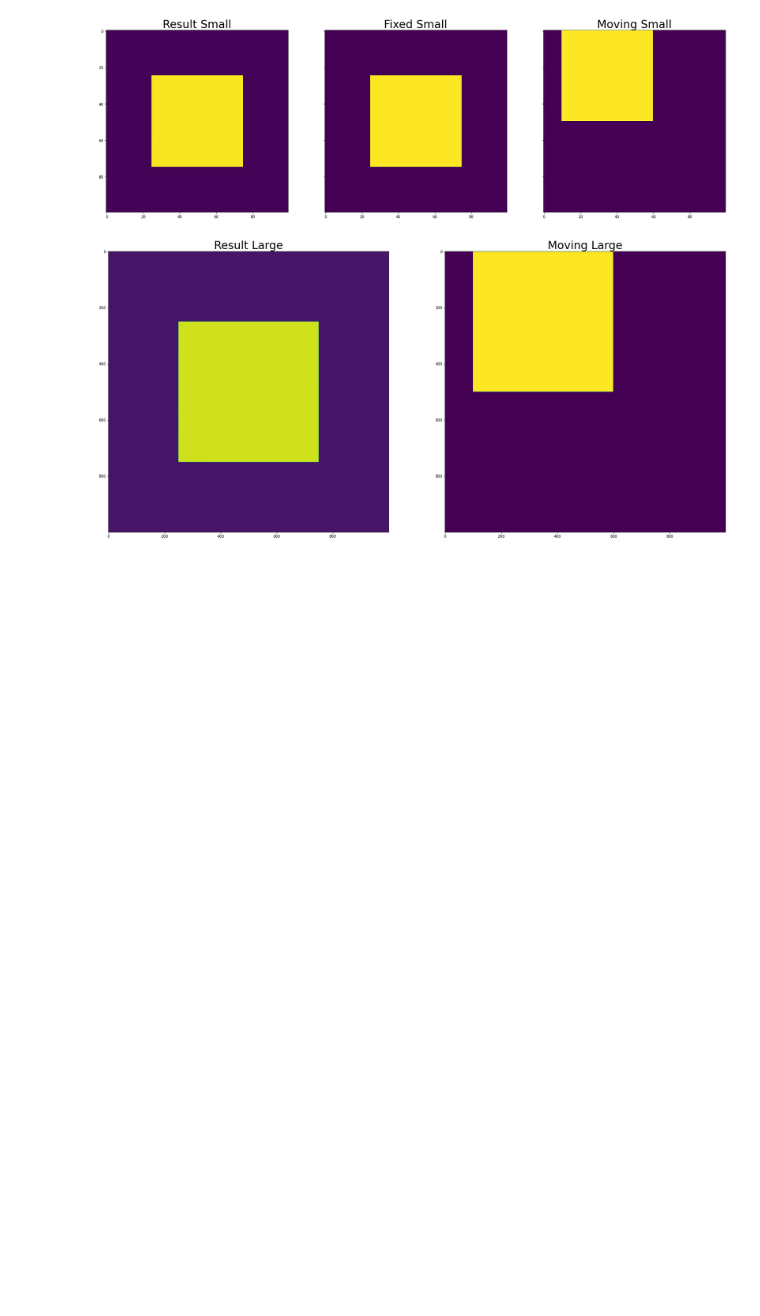
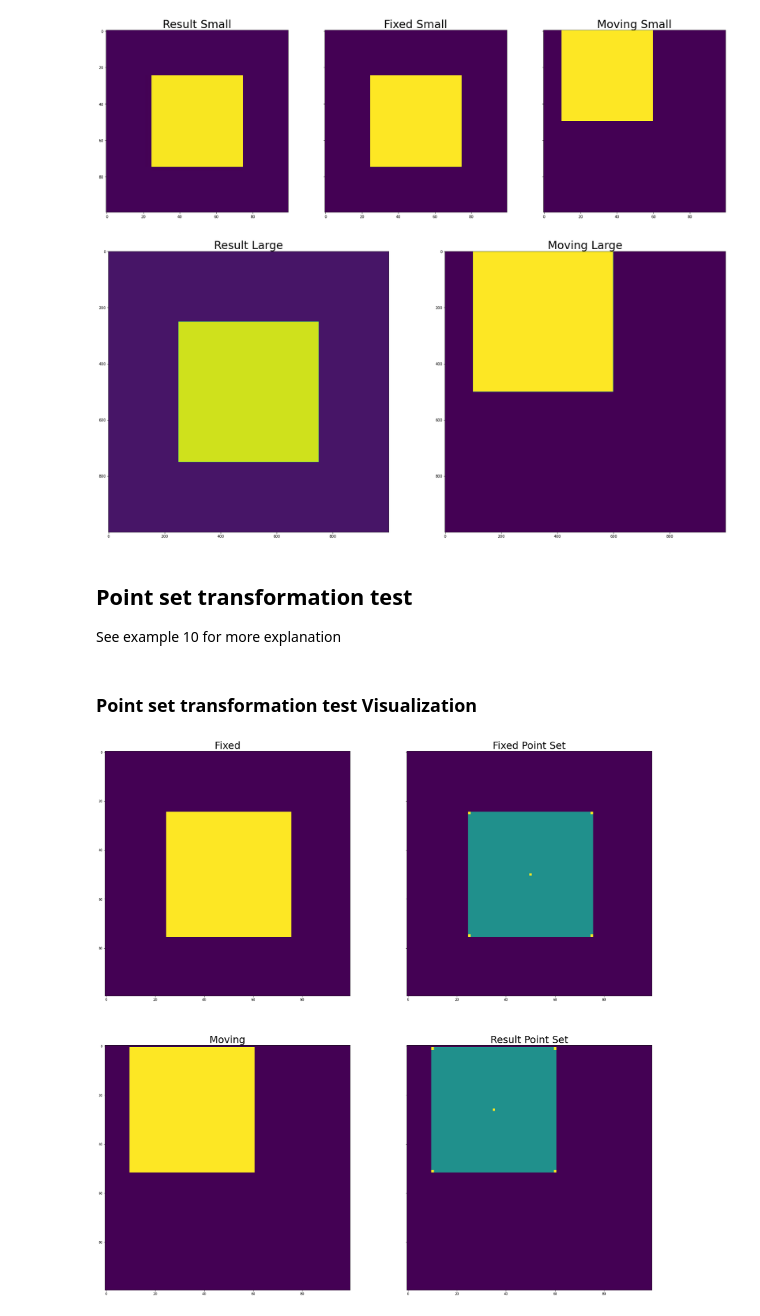
Before and after one commit to InsightSoftwareConsortium/ITKElastix, a Jupyter notebook: examples/ITK_UnitTestExample_ElastixRegistration.ipynb, the cells around one changed output. Saved outputs shown, nothing was run; the diff lists cells and outputs as text; code cells hidden in the pictures; blank space fills up the shorter version.

Commit message:
'pep8_unitTests'

```diff
--- a/examples/ITK_UnitTestExample_ElastixRegistration.ipynb
+++ b/examples/ITK_UnitTestExample_ElastixRegistration.ipynb
@@ -11,7 +11,7 @@ import matplotlib.pyplot as plt
 # %% [markdown]
 ## Image generators
 # %%
-def imageGenerator(x1, x2, y1, y2, upsampled=False, bspline=False,
+def image_generator(x1, x2, y1, y2, upsampled=False, bspline=False,
                    mask=False, artefact=False):
     if upsampled:
         image = np.zeros([1000, 1000], np.float32)
@@ -227,7 +202,7 @@ plt.show()
 vector_of_images = np.zeros([6, 100, 100], np.float32)
 i = 0
 for x in range(0, 30, 5):
-    image = imageGenerator(x, x+50, x, x+50)
+    image = image_generator(x, x+50, x, x+50)
     vector_of_images[i] = image
     i += 1
 
@@ -336,3 +311,24 @@ axs[1].set_title('Moving Large', fontsize=30)
 plt.show()
 # %% [output]
 [figure]
+# %% [markdown]
+## Point set transformation test
+See example 10 for more explanation
+# %%
+def point_set_from_txt(file_path):
+    image = np.zeros([100, 100], np.float32)
+    with open(file_path, "rt") as myfile: # Open lorem.txt for reading text data.
+        for myline in myfile:                # For each line, stored as myline,
+            string = myline.partition('OutputIndexMoving =')[2]
+            string=string.strip()
+            string = string.strip('[]')
+            string=string.strip()
+            y,x = string.split()
+            image[int(x),int(y)] = 1
+    return image
+
+def point_set_from_input(x,y):
+    image = np.zeros([100, 100], np.float32)
+    for i in range(len(x)):
+        image[x[i],y[i]]=1
+    return image
@@ -338,0 +370,19 @@ plt.show()
+# %% [markdown]
+### Point set transformation test Visualization
+# %%
+%matplotlib inline
+
+# Plot images
+fig, axs = plt.subplots(2,2, sharey=True, figsize=[30,30])
+plt.figsize=[100,100]
+axs[0,0].imshow(fixed_image)
+axs[0,0].set_title('Fixed', fontsize=30)
+axs[0,1].imshow(fixed_point_set+fixed_image)
+axs[0,1].set_title('Fixed Point Set', fontsize=30)
+axs[1,0].imshow(moving_image)
+axs[1,0].set_title('Moving', fontsize=30)
+axs[1,1].imshow(result_point_set+moving_image)
+axs[1,1].set_title('Result Point Set', fontsize=30)
+plt.show()
+# %% [output]
+[figure, added]
```
Also changed, not shown: parts of 9 cells of this notebook, 6 other files.
